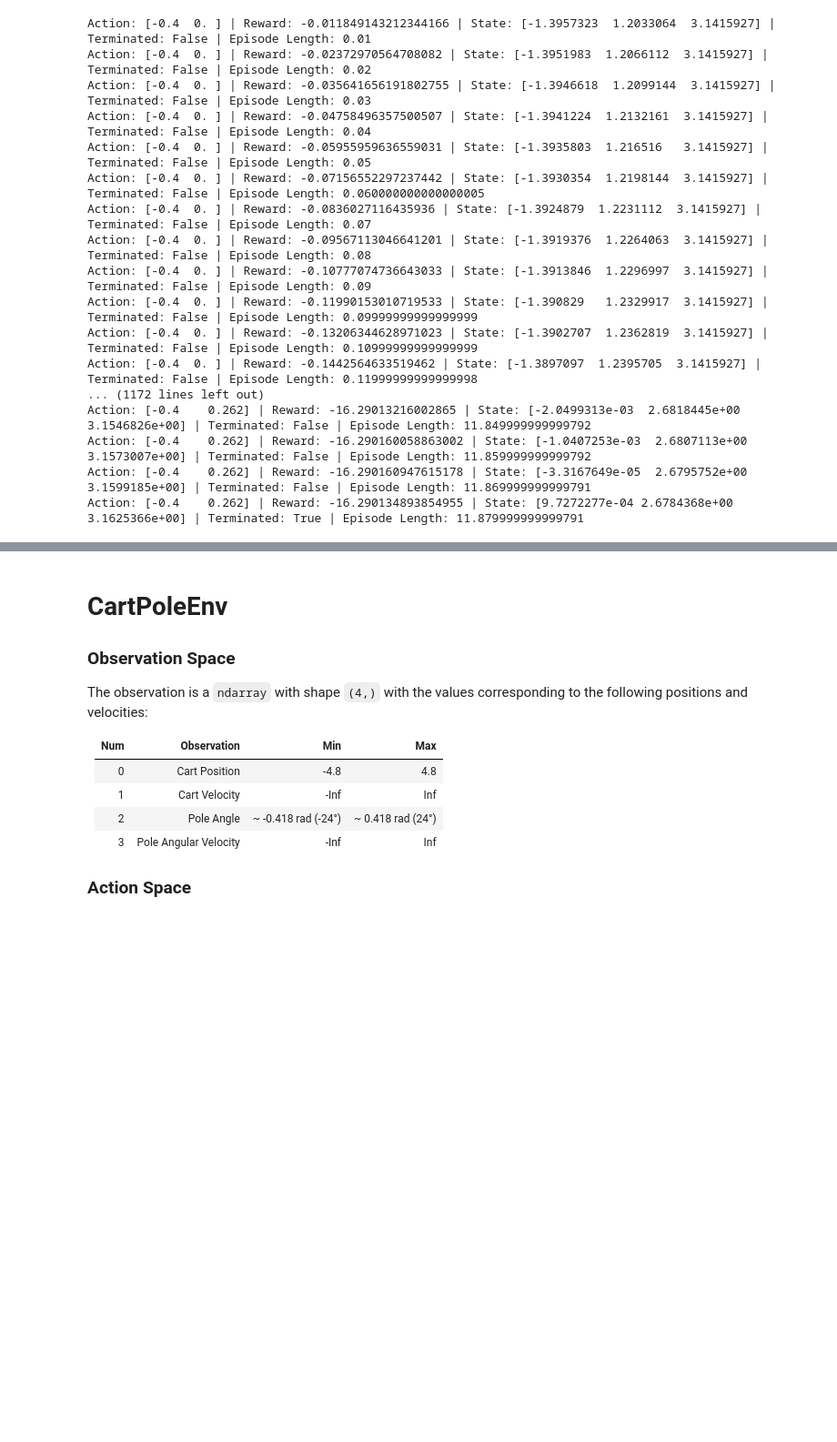
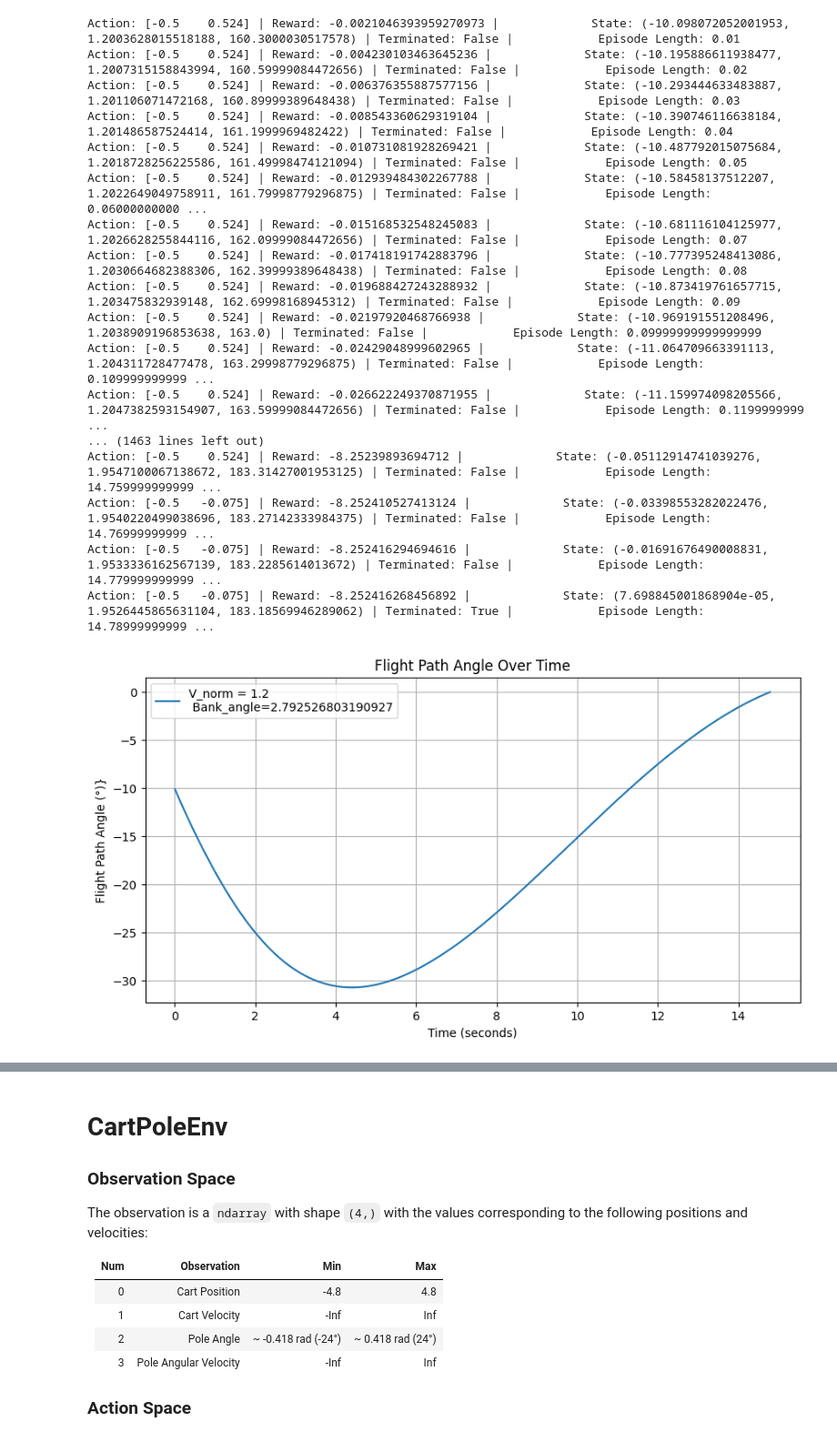
Before and after one commit to nicoRomeroCuruchet/DynamicProgramming, a Jupyter notebook: testing.ipynb, the cells around one changed output, grey strips where cells are left out. Shown at 91% size. Cells and saved outputs as stored; diff of their text form; code cells hidden in the pictures; blank space fills up the shorter version.

```diff
--- a/testing.ipynb
+++ b/testing.ipynb
@@ -50,41 +63,69 @@ pi.run()
 # %%
-STALL_AIRSPEED = 27.331231856346
+import numpy as np
+import matplotlib.pyplot as plt
 from utils.utils import get_optimal_action
 
-state = np.array([np.deg2rad(-80), 1.2, np.deg2rad(180)])
-
-glider.airplane.flight_path_angle = state[0]
-glider.airplane.airspeed_norm     = state[1]
-glider.airplane.bank_angle        = state[2]
+initial_state = np.array([np.deg2rad(-10), 1.2, np.deg2rad(160)])
+state = initial_state
+glider.airplane.flight_path_angle = initial_state[0]
+glider.airplane.airspeed_norm     = initial_state[1]
+glider.airplane.bank_angle        = initial_state[2]
 
 total_heigh_lost   = 0
 episode_length = 0
 terminated     = False
 
-while episode_length <10000:
+# Initialize lists to store data for plotting
+flight_path_angles = []
+time_steps = []
+
+
+
+while episode_length <15:
     action = get_optimal_action(state, pi)
     prev_state  = state.copy()
     state, reward, terminated, _, _ = glider.step(action)
     state = state[0]
     total_heigh_lost += reward
     episode_length += 0.01
-    print(f"Action: {np.round(action,3)} | Reward: {total_heigh_lost} | State: {state} | Terminated: {terminated} | Episode Length: {episode_length}")
+    flight_path_angle = float(np.rad2deg(state[0]))
+    airspeed_norm     = float(state[1])
+    bank_angle        = float(np.rad2deg(state[2]))
+
+        # Store values for plotting
+    flight_path_angles.append(flight_path_angle)
+    time_steps.append(episode_length)
+
+    print(f"Action: {np.round(action,3)} | Reward: {total_heigh_lost} | \
+            State: {flight_path_angle, airspeed_norm, bank_angle} | Terminated: {terminated} |\
+            Episode Length: {episode_length}")
     if terminated: break
+
+# Plot Flight Path Angle Over Time
+plt.figure(figsize=(10,5))
+plt.plot(time_steps, flight_path_angles)
+plt.xlabel("Time (seconds)")
+plt.ylabel("Flight Path Angle (°)}")
+plt.title("Flight Path Angle Over Time")
+plt.legend([f"V_norm = {float(initial_state[1])}\n Bank_angle={float(initial_state[2])}"])
+plt.grid()
+plt.show()
 # %% [output]
-Action: [-0.4  0. ] | Reward: -0.011849143212344166 | State: [-1.3957323  1.2033064  3.1415927] | Terminated: False | Episode Length: 0.01
-Action: [-0.4  0. ] | Reward: -0.02372970564708082 | State: [-1.3951983  1.2066112  3.1415927] | Terminated: False | Episode Length: 0.02
-Action: [-0.4  0. ] | Reward: -0.035641656191802755 | State: [-1.3946618  1.2099144  3.1415927] | Terminated: False | Episode Length: 0.03
-Action: [-0.4  0. ] | Reward: -0.04758496357500507 | State: [-1.3941224  1.2132161  3.1415927] | Terminated: False | Episode Length: 0.04
-Action: [-0.4  0. ] | Reward: -0.05955959636559031 | State: [-1.3935803  1.216516   3.1415927] | Terminated: False | Episode Length: 0.05
-Action: [-0.4  0. ] | Reward: -0.07156552297237442 | State: [-1.3930354  1.2198144  3.1415927] | Terminated: False | Episode Length: 0.060000000000000005
-Action: [-0.4  0. ] | Reward: -0.0836027116435936 | State: [-1.3924879  1.2231112  3.1415927] | Terminated: False | Episode Length: 0.07
-Action: [-0.4  0. ] | Reward: -0.09567113046641201 | State: [-1.3919376  1.2264063  3.1415927] | Terminated: False | Episode Length: 0.08
-Action: [-0.4  0. ] | Reward: -0.10777074736643033 | State: [-1.3913846  1.2296997  3.1415927] | Terminated: False | Episode Length: 0.09
-Action: [-0.4  0. ] | Reward: -0.11990153010719533 | State: [-1.390829   1.2329917  3.1415927] | Terminated: False | Episode Length: 0.09999999999999999
-Action: [-0.4  0. ] | Reward: -0.13206344628971023 | State: [-1.3902707  1.2362819  3.1415927] | Terminated: False | Episode Length: 0.10999999999999999
-Action: [-0.4  0. ] | Reward: -0.1442564633519462 | State: [-1.3897097  1.2395705  3.1415927] | Terminated: False | Episode Length: 0.11999999999999998
-... (1172 lines left out)
-Action: [-0.4    0.262] | Reward: -16.29013216002865 | State: [-2.0499313e-03  2.6818445e+00  3.1546826e+00] | Terminated: False | Episode Length: 11.849999999999792
-Action: [-0.4    0.262] | Reward: -16.290160058863002 | State: [-1.0407253e-03  2.6807113e+00  3.1573007e+00] | Terminated: False | Episode Length: 11.859999999999792
-Action: [-0.4    0.262] | Reward: -16.290160947615178 | State: [-3.3167649e-05  2.6795752e+00  3.1599185e+00] | Terminated: False | Episode Length: 11.869999999999791
-Action: [-0.4    0.262] | Reward: -16.290134893854955 | State: [9.7272277e-04 2.6784368e+00 3.1625366e+00] | Terminated: True | Episode Length: 11.879999999999791
+Action: [-0.5    0.524] | Reward: -0.0021046393959270973 |             State: (-10.098072052001953, 1.2003628015518188, 160.3000030517578) | Terminated: False |            Episode Length: 0.01
+Action: [-0.5    0.524] | Reward: -0.004230103463645236 |             State: (-10.195886611938477, 1.2007315158843994, 160.59999084472656) | Terminated: False |            Episode Length: 0.02
+Action: [-0.5    0.524] | Reward: -0.006376355887577156 |             State: (-10.293444633483887, 1.201106071472168, 160.89999389648438) | Terminated: False |            Episode Length: 0.03
+Action: [-0.5    0.524] | Reward: -0.008543360629319104 |             State: (-10.390746116638184, 1.201486587524414, 161.1999969482422) | Terminated: False |            Episode Length: 0.04
+Action: [-0.5    0.524] | Reward: -0.010731081928269421 |             State: (-10.487792015075684, 1.2018728256225586, 161.49998474121094) | Terminated: False |            Episode Length: 0.05
+Action: [-0.5    0.524] | Reward: -0.012939484302267788 |             State: (-10.58458137512207, 1.2022649049758911, 161.79998779296875) | Terminated: False |            Episode Length: 0.06000000000 ...
+Action: [-0.5    0.524] | Reward: -0.015168532548245083 |             State: (-10.681116104125977, 1.2026628255844116, 162.09999084472656) | Terminated: False |            Episode Length: 0.07
+Action: [-0.5    0.524] | Reward: -0.017418191742883796 |             State: (-10.777395248413086, 1.2030664682388306, 162.39999389648438) | Terminated: False |            Episode Length: 0.08
+Action: [-0.5    0.524] | Reward: -0.019688427243288932 |             State: (-10.873419761657715, 1.203475832939148, 162.69998168945312) | Terminated: False |            Episode Length: 0.09
+Action: [-0.5    0.524] | Reward: -0.02197920468766938 |             State: (-10.969191551208496, 1.2038909196853638, 163.0) | Terminated: False |            Episode Length: 0.09999999999999999
+Action: [-0.5    0.524] | Reward: -0.02429048999602965 |             State: (-11.064709663391113, 1.204311728477478, 163.29998779296875) | Terminated: False |            Episode Length: 0.109999999999 ...
+Action: [-0.5    0.524] | Reward: -0.026622249370871955 |             State: (-11.159974098205566, 1.2047382593154907, 163.59999084472656) | Terminated: False |            Episode Length: 0.1199999999 ...
+... (1463 lines left out)
+Action: [-0.5    0.524] | Reward: -8.25239893694712 |             State: (-0.05112914741039276, 1.9547100067138672, 183.31427001953125) | Terminated: False |            Episode Length: 14.759999999999 ...
+Action: [-0.5   -0.075] | Reward: -8.252410527413124 |             State: (-0.03398553282022476, 1.9540220499038696, 183.27142333984375) | Terminated: False |            Episode Length: 14.76999999999 ...
+Action: [-0.5   -0.075] | Reward: -8.252416294694616 |             State: (-0.01691676490008831, 1.9533336162567139, 183.2285614013672) | Terminated: False |            Episode Length: 14.779999999999 ...
+Action: [-0.5   -0.075] | Reward: -8.252416268456892 |             State: (7.698845001868904e-05, 1.9526445865631104, 183.18569946289062) | Terminated: True |            Episode Length: 14.78999999999 ...
+[figure, added]
```
Also changed, not shown: parts of 8 cells of this notebook, 1 other file.
